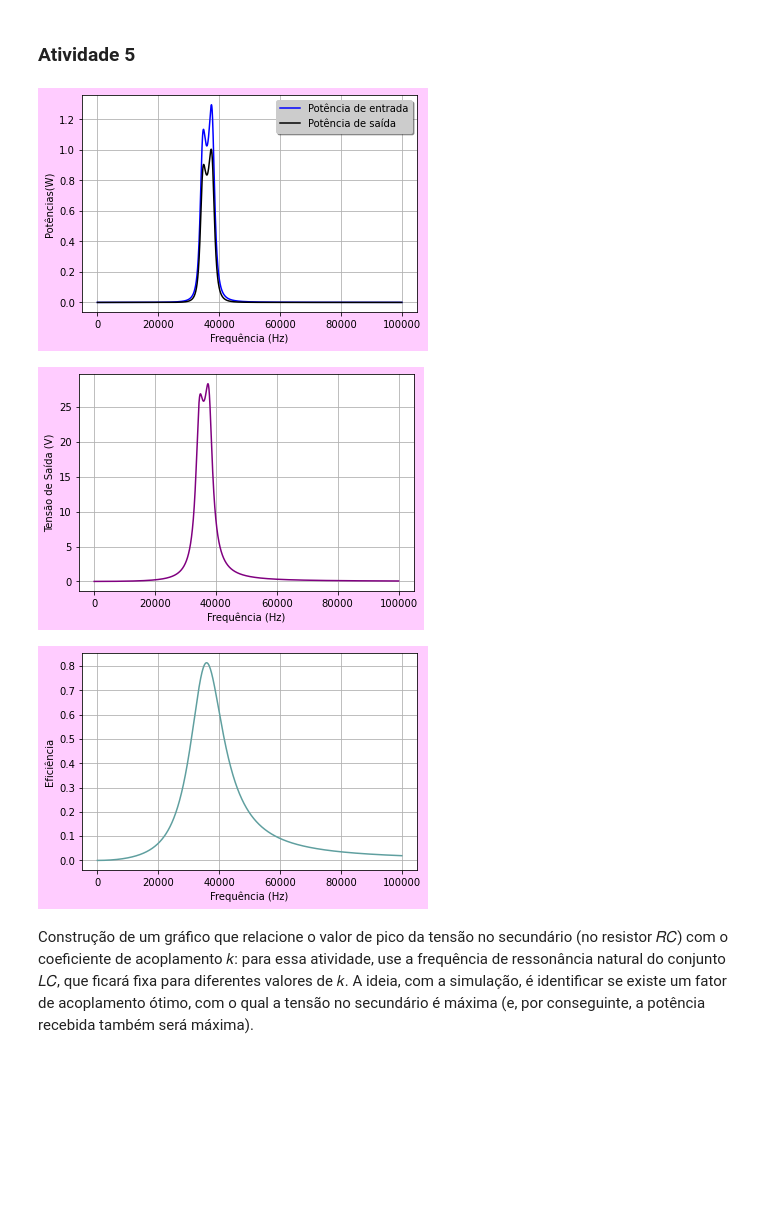
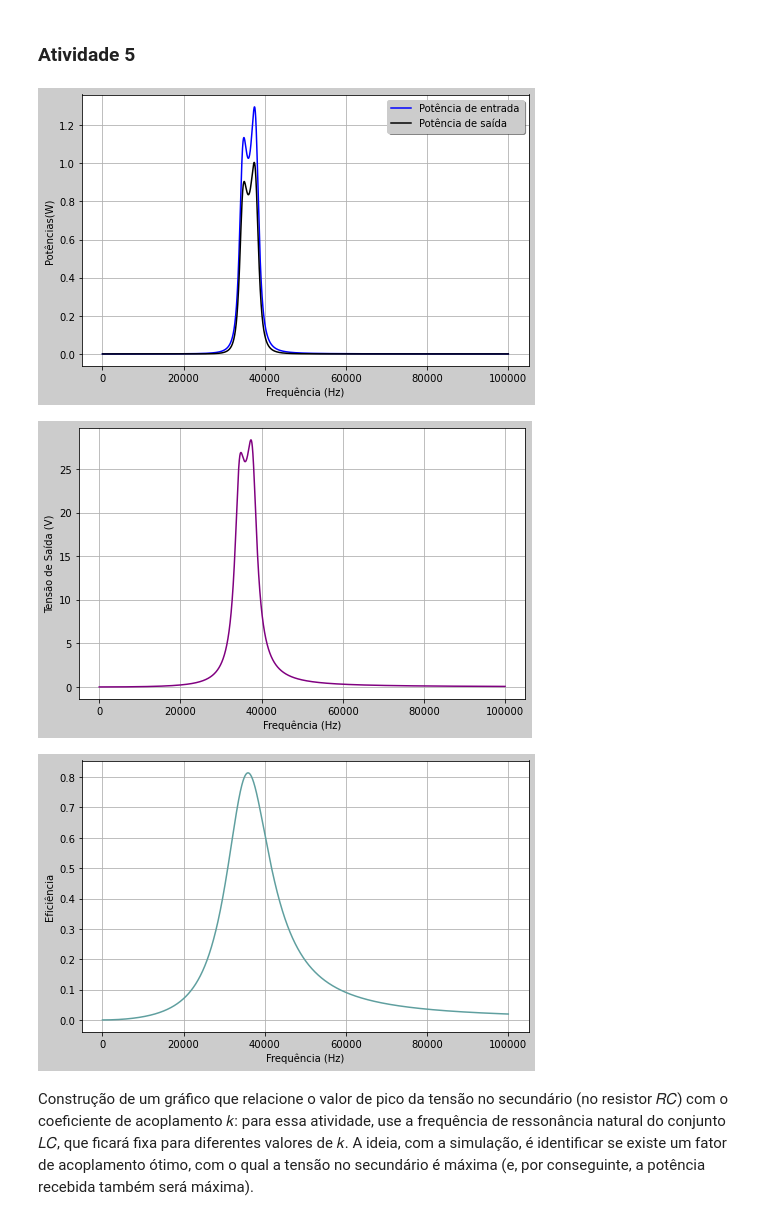
Before and after one commit to Tainapb/Projeto-WPT--Eletromagnetismo-e-Ondulatoria-, a Jupyter notebook: Oficial_WPT.ipynb, the cells around one changed output. Cells and saved outputs as stored; diff of their text form; code cells hidden in the pictures; blank space fills up the shorter version.

```diff
--- a/Oficial_WPT.ipynb
+++ b/Oficial_WPT.ipynb
@@ -202,39 +202,39 @@ for freq in lista_freq:
     #print(V2_saida)
     lista_V2_saida.append(abs(V2_saida))
     Ic=V2_saida/Rc
     S_secun=V2_saida/sqrt(2)*(Ic.conjugate()/sqrt(2))
     #print(S_secun)
     lista_potencia_saida.append(S_secun.real)
     lista_eficiencia.append(S_secun.real/Sprima.real)
-plt.figure(facecolor="#FFCCFF")
+plt.figure(facecolor="#CCCCCC", figsize=(8,5))
 plt.plot(lista_freq, lista_potencia_entrada, label='Potência de entrada', color='blue')
 plt.plot(lista_freq, lista_potencia_saida, label='Potência de saída', color='black')
 plt.title('')
 plt.xlabel('Frequência (Hz)')
 plt.legend(loc='upper right', facecolor="#CCCCCC",shadow=True)
 plt.ylabel('Potências(W)')
 plt.grid(True)
 plt.show()
 
-plt.figure(facecolor="#FFCCFF")
+plt.figure(facecolor="#CCCCCC", figsize=(8,5))
 plt.plot(lista_freq, lista_V2_saida, color='purple')
 plt.title('')
 plt.xlabel('Frequência (Hz)')
 plt.ylabel('Tensão de Saída (V)')
 plt.grid(True)
 plt.show()
 
-plt.figure(facecolor="#FFCCFF")
+plt.figure(facecolor="#CCCCCC", figsize=(8,5))
 plt.plot(lista_freq, lista_eficiencia, color="#5F9F9F")
 plt.title('')
 plt.xlabel('Frequência (Hz)')
 plt.ylabel('Eficiência')
 plt.grid(True)
 plt.show()
 # %% [output]
-[figure, old version]
+[figure, new version]
-[figure, old version]
+[figure, new version]
-[figure, old version]
+[figure, new version]
 # %% [markdown]
 Construção de um gráfico que relacione o valor de pico da tensão no secundário (no resistor 𝑅𝐶) com
 o coeficiente de acoplamento 𝑘: para essa atividade, use a frequência de ressonância natural do
```
Also changed, not shown: parts of 3 cells of this notebook.
